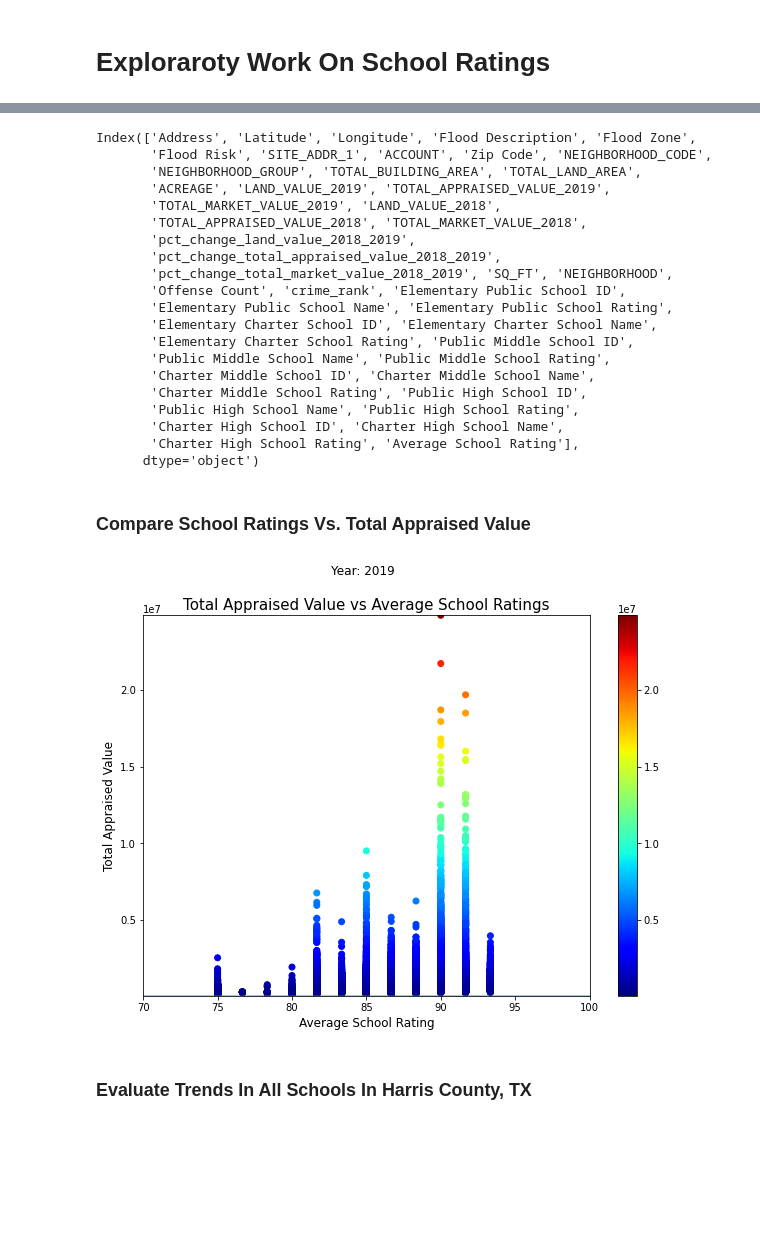
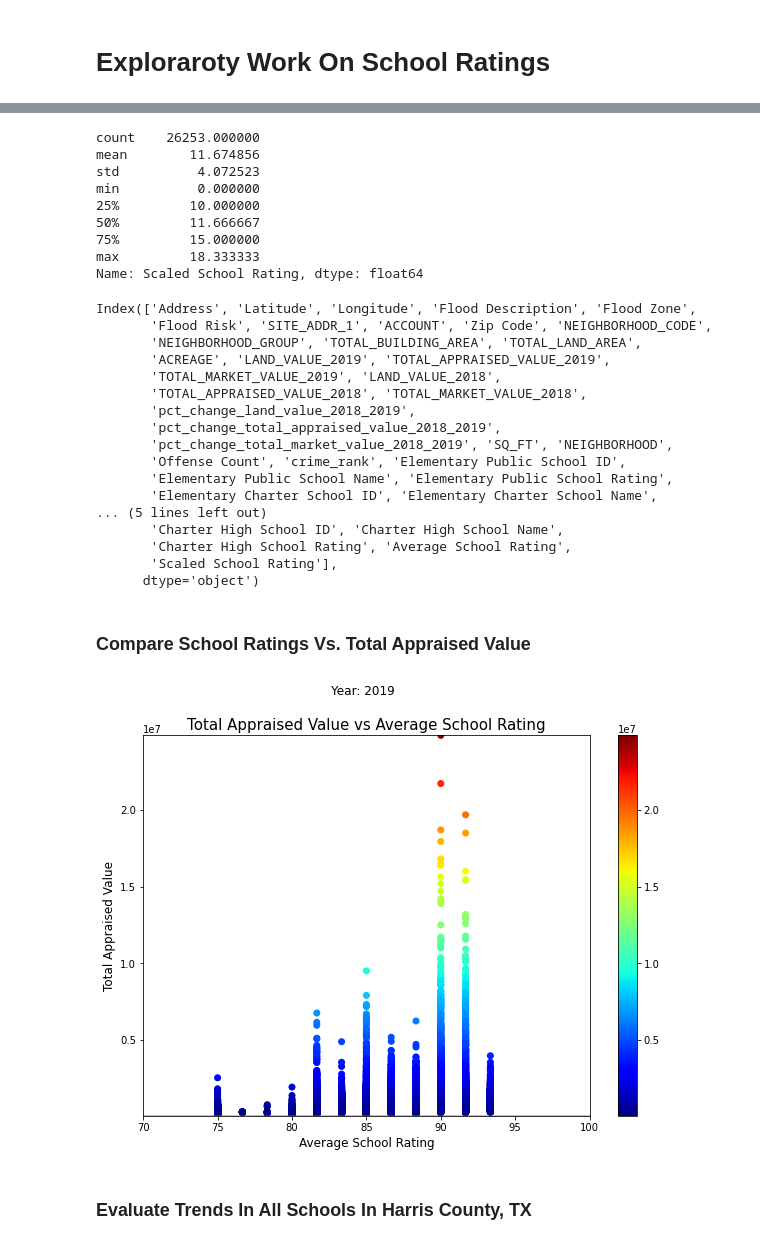
Before and after one commit to adrianaovalle/Project1_Group2, a Jupyter notebook: school_data_exploration.ipynb, the cells around one changed output, grey strips where cells are left out. Cells and saved outputs as stored; diff of their text form; code cells hidden in the pictures; blank space fills up the shorter version.

```diff
--- a/school_data_exploration.ipynb
+++ b/school_data_exploration.ipynb
@@ -43,3 +46,20 @@ memory usage: 9.6+ MB
+# %%
+# scale the school ratings between min and max to exagerate the difference in the heat map
+data['Scaled School Rating'] = (data['Average School Rating']-(data['Average School Rating'].min()))
+data['Scaled School Rating'].describe()
+# %% [output]
+count    26253.000000
+mean        11.674856
+std          4.072523
+min          0.000000
+25%         10.000000
+50%         11.666667
+75%         15.000000
+max         18.333333
+Name: Scaled School Rating, dtype: float64
+# %%
+# revert the flook risk to its original form before it was inverted for the scores in the analysis results
+data['Flood Risk'] = 1/data['Flood Risk']
 # %%
 #cleaning unwanted columnns from DataFrame
 del data['Unnamed: 0']
@@ -60,34 +80,31 @@ Index(['Address', 'Latitude', 'Longitude', 'Flood Description', 'Flood Zone',
        'Offense Count', 'crime_rank', 'Elementary Public School ID',
        'Elementary Public School Name', 'Elementary Public School Rating',
        'Elementary Charter School ID', 'Elementary Charter School Name',
-       'Elementary Charter School Rating', 'Public Middle School ID',
-       'Public Middle School Name', 'Public Middle School Rating',
-       'Charter Middle School ID', 'Charter Middle School Name',
-       'Charter Middle School Rating', 'Public High School ID',
-       'Public High School Name', 'Public High School Rating',
+... (5 lines left out)
        'Charter High School ID', 'Charter High School Name',
-       'Charter High School Rating', 'Average School Rating'],
+       'Charter High School Rating', 'Average School Rating',
+       'Scaled School Rating'],
       dtype='object')
 # %% [markdown]
 ### Compare School Ratings Vs. Total Appraised Value
 # %%
 # plot average school ratings vs property values
 fig1,ax = plt.subplots(figsize=(10,7))
 chart1 = ax.scatter(
     data['Average School Rating'],data["TOTAL_APPRAISED_VALUE_2019"],c=data["TOTAL_APPRAISED_VALUE_2019"],
     cmap=plt.cm.jet)
 fig1.colorbar(chart1, ax=ax)
 plt.plot(data['Average School Rating'])
 plt.xlabel('Average School Rating', fontsize=12)
 plt.ylabel("Total Appraised Value", fontsize=12)
-plt.title("Total Appraised Value vs Average School Ratings", fontsize=15)
+plt.title("Total Appraised Value vs Average School Rating", fontsize=15)
 plt.suptitle("Year: 2019",x=0.43,fontsize=12)
 plt.xlim(70,100)
 plt.ylim(data["TOTAL_APPRAISED_VALUE_2019"].min(),data["TOTAL_APPRAISED_VALUE_2019"].max())
 plt.show()
 fig1.savefig("Output/appraised_value_vs_average_school_ratings.png")
 # %% [output]
-[figure, old version]
+[figure, new version]
 # %% [markdown]
 ### Evaluate Trends In All Schools In Harris County, TX
 # %%
```
Also changed, not shown: parts of 22 cells of this notebook.
